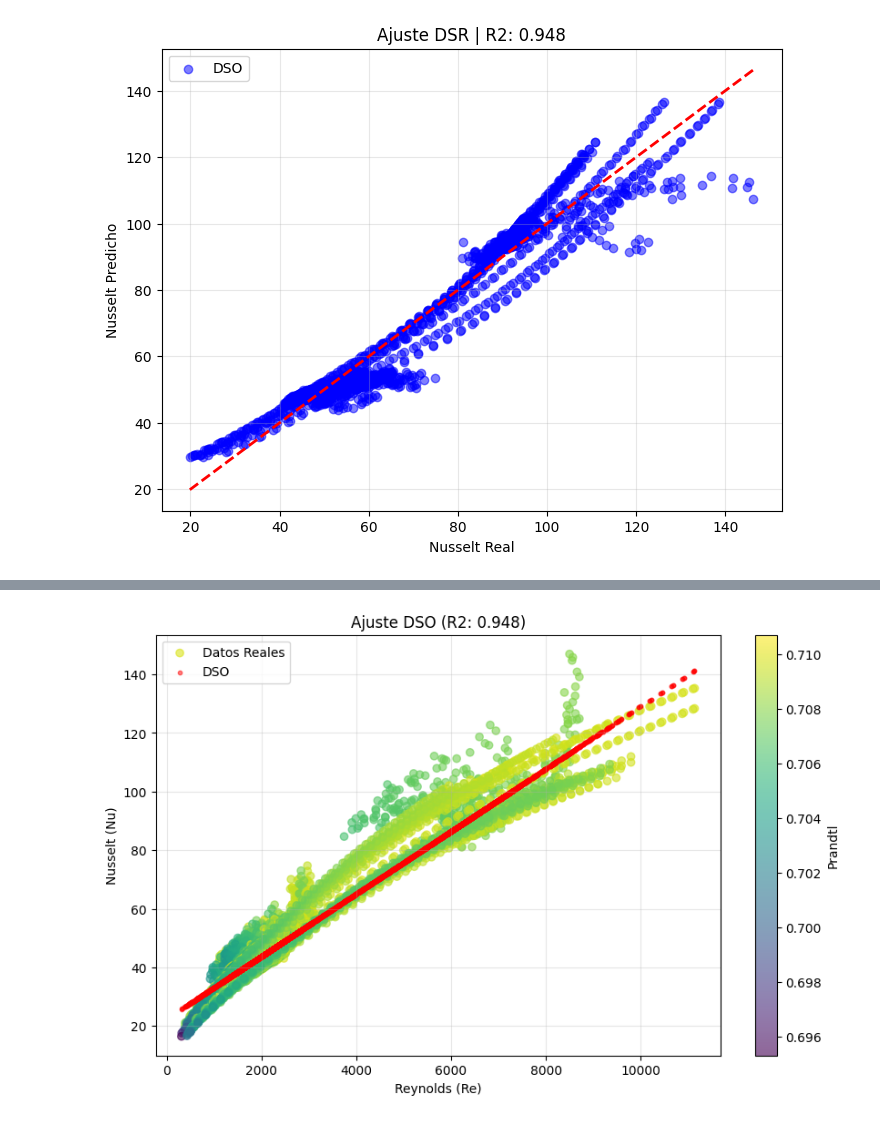
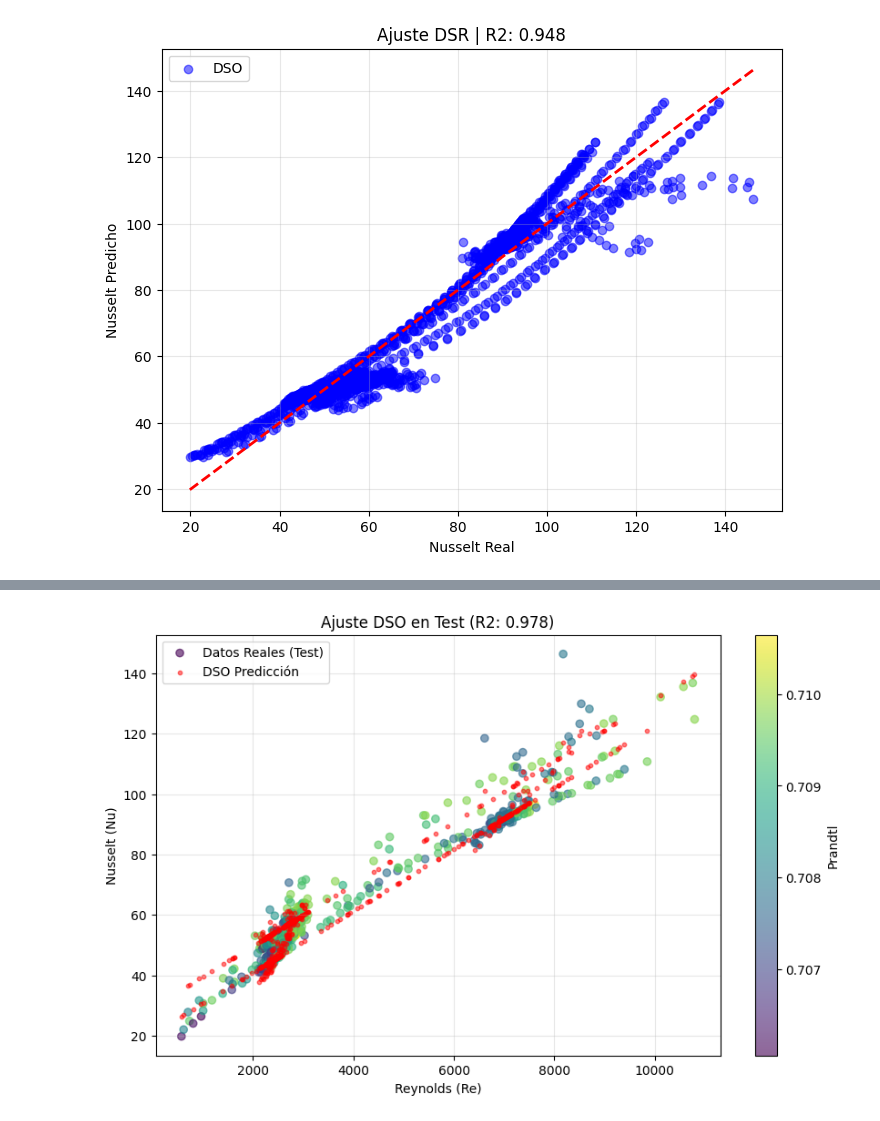
Before and after one commit to Mauroogonz/Proyecto_IC_2a, a Jupyter notebook: Proyecto_IC_DSR.ipynb, the cells around one changed output, grey strips where cells are left out. Drawn from its saved outputs; the diff is of its cells as text; code cells hidden in the pictures.

```diff
--- a/Proyecto_IC_DSR.ipynb
+++ b/Proyecto_IC_DSR.ipynb
@@ -602,10 +544,10 @@ def main():
     # 2. Configuracion
     config = {
         "task": {
-            "function_set": ["add", "sub", "mul", "div", "exp", "log", "sqrt"],
+            "function_set": ["add", "sub", "mul", "div", "log", "sqrt"],
         },
         "training": {
-            "n_samples": 2000,
+            "n_samples": 2000000,
             "batch_size": 500,
             "epsilon": 0.05,
             "baseline": "R_e",
@@ -785,39 +751,67 @@ import numpy as np
 import matplotlib.pyplot as plt
 from dso import DeepSymbolicRegressor
 from sklearn.metrics import r2_score, mean_squared_error
+from sklearn.model_selection import train_test_split
 import os
+
+# --- Funcion auxiliar para desnormalizar la ecuacion ---
+def physical_formula(X_mean, X_std, y_mean, y_std):
+    """
+    Desnormaliza la formula lineal encontrada: Nu_norm = K_norm + Re_norm
+    Imprime la ecuación en formato Nu = A*Re + B*K + C
+    """
+    # Indices: 0=Re, 1=Pr, 2=K
+    mu_Re, sigma_Re = X_mean[0], X_std[0]
+    mu_K,  sigma_K  = X_mean[2], X_std[2]
+    mu_Nu, sigma_Nu = y_mean, y_std
+
+    # Calculo de coeficientes
+    A = sigma_Nu / sigma_Re
+    B = sigma_Nu / sigma_K
+    C = mu_Nu - (sigma_Nu * mu_Re / sigma_Re) - (sigma_Nu * mu_K / sigma_K)
+
+    print(f"Nu = {A:.5f} * Re + {B:.5f} * K + {C:.5f}")
 
 def main():
     # 1. Carga de datos
-    filename = "C:/Users/Benjamin/Universidad/Inteligencia/Proyecto_IC_2a/Datos batería/resources/df_n_74.txt"
+    filename = "C:/Users/Benjamin/Universidad/Inteligencia/Proyecto_IC_2a/Datos batería/resources/df_n_25.txt"
+
     if os.path.exists(filename):
         df = pd.read_csv(filename)
     else:
-        # Busca en directorio del script
         script_dir = os.path.dirname(os.path.abspath(__file__))
-        df = pd.read_csv(os.path.join(script_dir, filename))
+        df = pd.read_csv(os.path.join(script_dir, "df_n_25.txt"))
 
     # Filtrar validos
     df = df[(df['Rem'] > 0) & (df['prandtl'] > 0) & (df['nusselt'] > 0)].copy()
 
-    # Variables: 3 entradas (Re, Pr, K)
-    X_raw = df[['Rem', 'prandtl', 'K']].values
-    y_raw = df['nusselt'].values
+    # Variables totales
+    X_total = df[['Rem', 'prandtl', 'K']].values
+    y_total = df['nusselt'].values
 
-    # Normalizacion
-    X_mean, X_std = X_raw.mean(axis=0), X_raw.std(axis=0)
-    y_mean, y_std = y_raw.mean(), y_raw.std()
+    # Division Train / Test
+    X_train_raw, X_test_raw, y_train_raw, y_test_raw = train_test_split(
+        X_total, y_total, test_size=0.2, random_state=42
+    )
 
-    X_train = (X_raw - X_mean) / X_std
-    y_train = (y_raw - y_mean) / y_std
+    # Normalizacion (Solo con Train)
+    X_mean = X_train_raw.mean(axis=0)
+    X_std = X_train_raw.std(axis=0)
+    y_mean = y_train_raw.mean()
+    y_std = y_train_raw.std()
+
+    X_train_norm = (X_train_raw - X_mean) / X_std
+    y_train_norm = (y_train_raw - y_mean) / y_std
+
+    X_test_norm = (X_test_raw - X_mean) / X_std
 
     # 2. Configuracion
     config = {
         "task": {
-            "function_set": ["add", "sub", "mul", "div", "exp", "log", "sqrt"],
+            "function_set": ["add", "sub", "mul", "div", "log", "sqrt"],
         },
         "training": {
-            "n_samples": 2000,
+            "n_samples": 2000000,
             "batch_size": 500,
             "epsilon": 0.05,
             "baseline": "R_e",
@@ -827,39 +821,44 @@ def main():
     # 3. Entrenamiento
     model = DeepSymbolicRegressor(config=config)
     print("Entrenando...")
-    model.fit(X_train, y_train)
+    model.fit(X_train_norm, y_train_norm)
 
     # 4. Resultados
     print("\nFormula (normalizada):")
     print(model.program_)
 
-    # Prediccion y desnormalizacion
-    y_pred_norm = model.predict(X_train)
-    y_pred = (y_pred_norm * y_std) + y_mean
+    print("\n--- Ecuacion Fisica Real ---")
+    # AQUI llamamos a la funcion nueva
+    physical_formula(X_mean, X_std, y_mean, y_std)
 
     # Metricas
-    r2 = r2_score(y_raw, y_pred)
-    rmse = np.sqrt(mean_squared_error(y_raw, y_pred))
+    y_pred_train = (model.predict(X_train_norm) * y_std) + y_mean
+    r2_train = r2_score(y_train_raw, y_pred_train)
+    nrmse_train = np.sqrt(mean_squared_error(y_train_raw, y_pred_train)) / (y_train_raw.max() - y_train_raw.min())
 
-    print(f"R2: {r2:.4f}")
-    print(f"RMSE: {rmse:.4f}")
+    y_pred_test = (model.predict(X_test_norm) * y_std) + y_mean
+    r2_test = r2_score(y_test_raw, y_pred_test)
+    nrmse_test = np.sqrt(mean_squared_error(y_test_raw, y_pred_test)) / (y_test_raw.max() - y_test_raw.min())
 
-    # 5. Grafico (Nu vs Re coloreado por Pr)
+    print("-" * 30)
+    print(f"TRAIN -> R2: {r2_train:.4f} | NRMSE: {nrmse_train:.4f}")
+    print(f"TEST  -> R2: {r2_test:.4f} | NRMSE: {nrmse_test:.4f}")
+    print("-" * 30)
+
+    # 5. Grafico (Test)
     plt.figure(figsize=(10, 6))
 
-    # Datos reales
-    sc = plt.scatter(X_raw[:, 0], y_raw,
-                     c=X_raw[:, 1], cmap='viridis',
-                     alpha=0.6, label='Datos Reales')
+    sc = plt.scatter(X_test_raw[:, 0], y_test_raw,
+                     c=X_test_raw[:, 1], cmap='viridis',
+                     alpha=0.6, label='Datos Reales (Test)')
 
-    # Prediccion
-    plt.scatter(X_raw[:, 0], y_pred,
-                color='red', s=10, alpha=0.5, label='DSO')
+    plt.scatter(X_test_raw[:, 0], y_pred_test,
+                color='red', s=10, alpha=0.5, label='DSO Predicción')
 
     plt.colorbar(sc, label='Prandtl')
     plt.xlabel('Reynolds (Re)')
     plt.ylabel('Nusselt (Nu)')
-    plt.title(f'Ajuste DSO (R2: {r2:.3f})')
+    plt.title(f'Ajuste DSO en Test (R2: {r2_test:.3f})')
     plt.legend()
     plt.grid(True, alpha=0.3)
     plt.show()
@@ -887 +886 @@ RMSE: 4.9083
-[figure, old version]
+[figure, new version]
```
Also changed, not shown: parts of 6 cells of this notebook, 44 other files.
